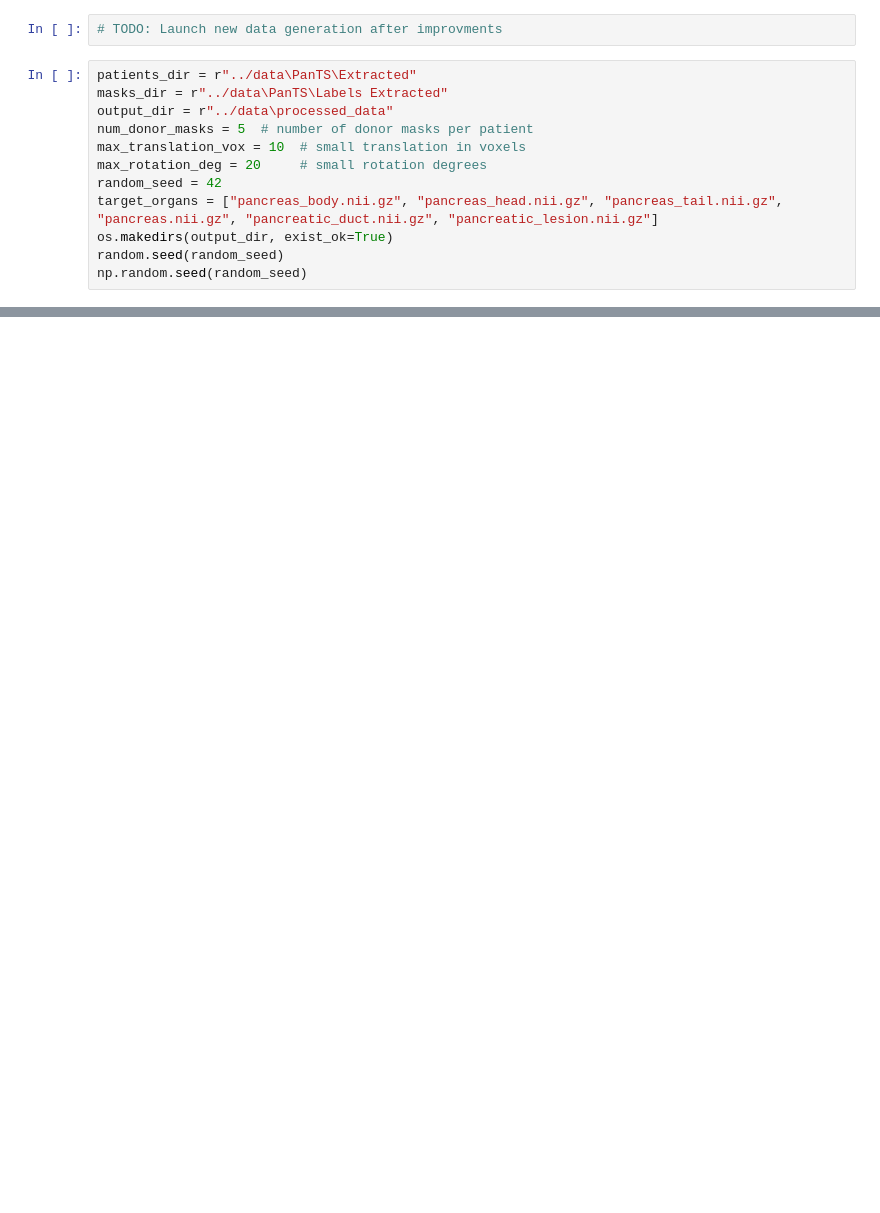
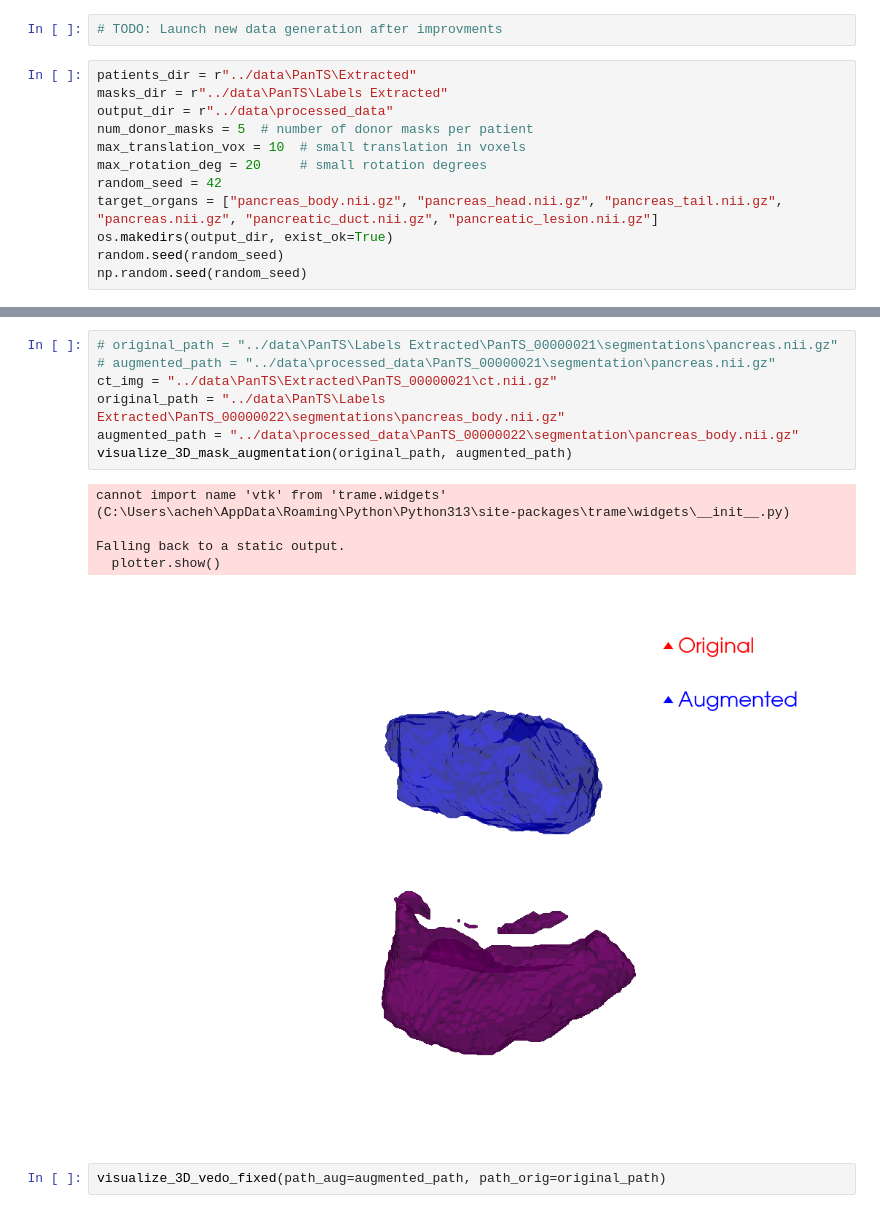
Before and after one commit to you66-s/deep-learning-radiomic-internship, a Jupyter notebook: data-augmentation/test_notebook.ipynb, the cells around one changed output, grey strips where cells are left out. Cells and saved outputs as stored; diff of their text form; blank space fills up the shorter version.

```diff
--- a/data-augmentation/test_notebook.ipynb
+++ b/data-augmentation/test_notebook.ipynb
@@ -198,0 +264,15 @@ visualize_original_vs_augmented(original_mask=orig_mask, augmented_mask=augmente
+# %%
+# original_path = "../data\PanTS\Labels Extracted\PanTS_00000021\segmentations\pancreas.nii.gz"
+# augmented_path = "../data\processed_data\PanTS_00000021\segmentation\pancreas.nii.gz"
+ct_img = "../data\PanTS\Extracted\PanTS_00000021\ct.nii.gz"
+original_path = "../data\PanTS\Labels Extracted\PanTS_00000022\segmentations\pancreas_body.nii.gz"
+augmented_path = "../data\processed_data\PanTS_00000022\segmentation\pancreas_body.nii.gz"
+visualize_3D_mask_augmentation(original_path, augmented_path)
+# %% [output]
+cannot import name 'vtk' from 'trame.widgets' (C:\Users\acheh\AppData\Roaming\Python\Python313\site-packages\trame\widgets\__init__.py)
+
+Falling back to a static output.
+  plotter.show()
+[figure, added]
+# %%
+visualize_3D_vedo_fixed(path_aug=augmented_path, path_orig=original_path)
```
Also changed, not shown: parts of 4 cells of this notebook, 1 other file.
